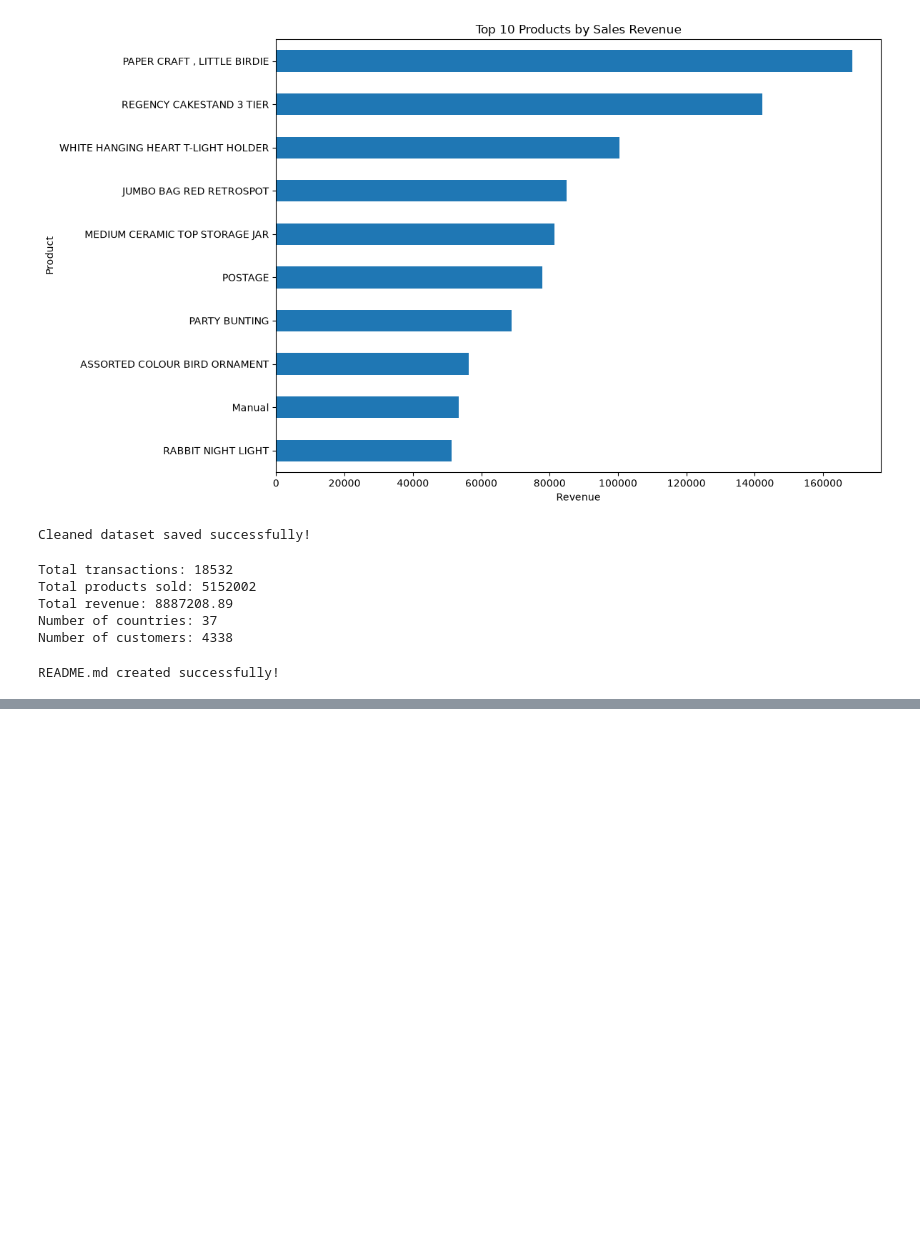
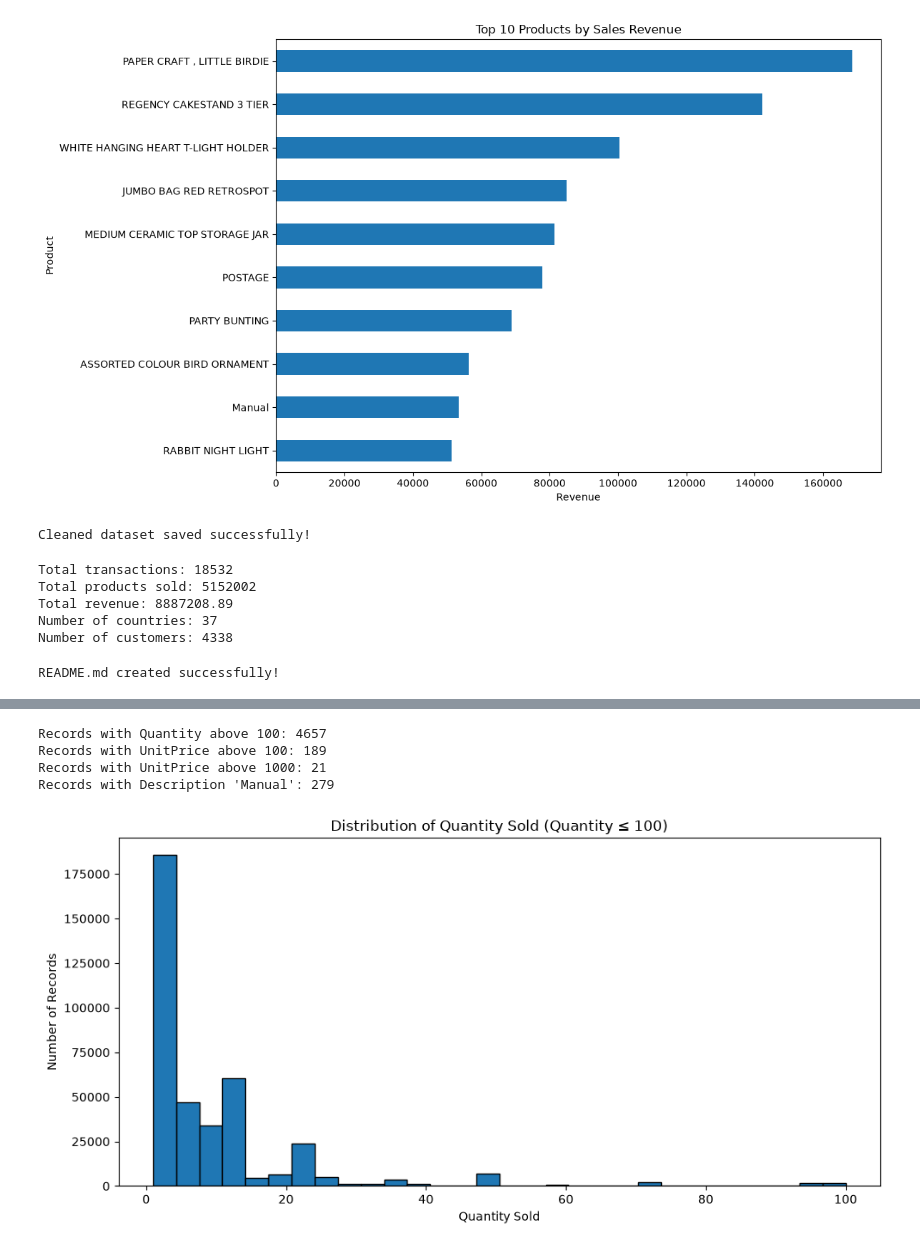
Before and after one commit to sapna155-del/Online-Retail-Data-Analysis, a Jupyter notebook: Online_Retail_Data_Analysi.ipynb, the cells around one changed output, grey strips where cells are left out. Cells and saved outputs as stored; diff of their text form; code cells hidden in the pictures; blank space fills up the shorter version.

```diff
--- a/Online_Retail_Data_Analysi.ipynb
+++ b/Online_Retail_Data_Analysi.ipynb
@@ -389,0 +479,40 @@ README.md created successfully!
+# %%
+
+# Count unusually high values for EDA
+
+print("Records with Quantity above 100:",
+      (sales_df["Quantity"] > 100).sum())
+
+print("Records with UnitPrice above 100:",
+      (sales_df["UnitPrice"] > 100).sum())
+
+print("Records with UnitPrice above 1000:",
+      (sales_df["UnitPrice"] > 1000).sum())
+
+print("Records with Description 'Manual':",
+      sales_df["Description"].str.strip().str.lower().eq("manual").sum())
+# %% [output]
+Records with Quantity above 100: 4657
+Records with UnitPrice above 100: 189
+Records with UnitPrice above 1000: 21
+Records with Description 'Manual': 279
+# %%
+
+import matplotlib.pyplot as plt
+
+quantity_data = sales_df.loc[
+    sales_df["Quantity"] <= 100, "Quantity"
+]
+
+plt.figure(figsize=(10, 5))
+plt.hist(quantity_data, bins=30, edgecolor="black")
+
+plt.title("Distribution of Quantity Sold (Quantity ≤ 100)")
+plt.xlabel("Quantity Sold")
+plt.ylabel("Number of Records")
+plt.tight_layout()
+
+plt.savefig("quantity_distribution.png", dpi=300, bbox_inches="tight")
+plt.show()
+# %% [output]
+[figure, added]
```
Also changed, not shown: parts of 16 cells of this notebook, 5 other files.
